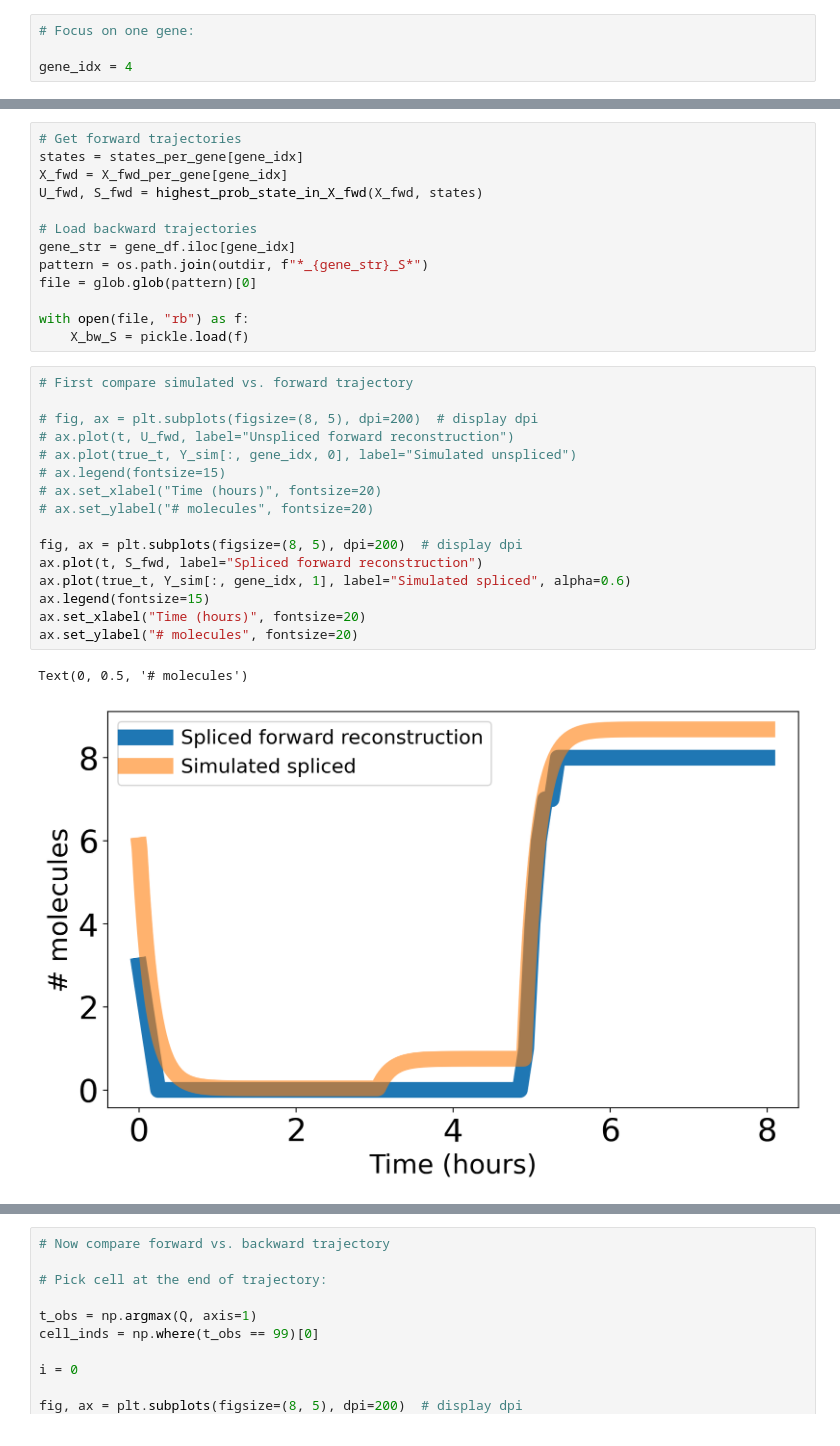
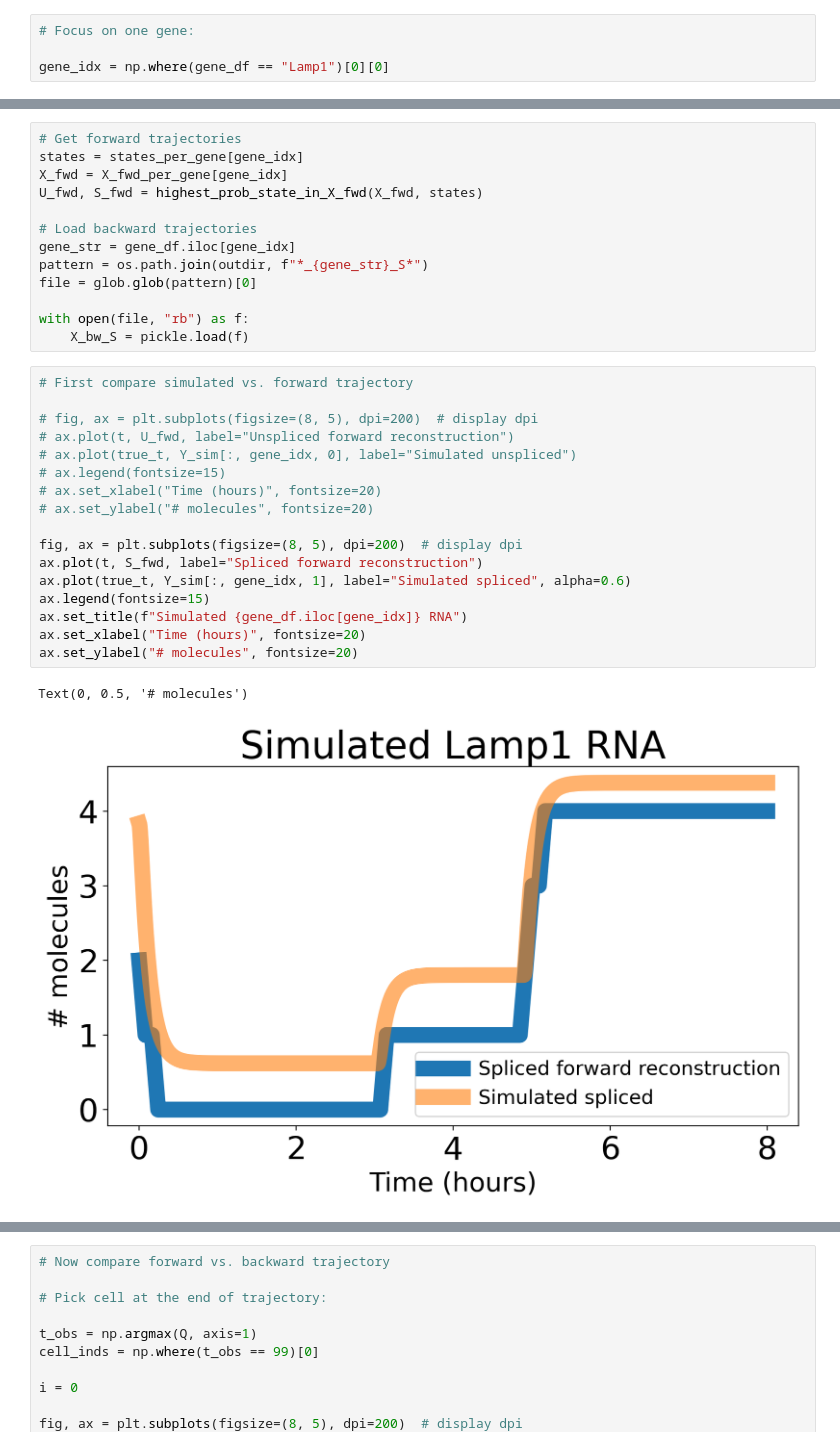
Before and after one commit to reliscu/chronocell_janssens_2025_preprint, a Jupyter notebook: 05_reconstruct_RNA_history.ipynb, the cells around one changed output, grey strips where cells are left out. Drawn from its saved outputs; the diff is of its cells as text.

Commit message:
diagnostic plots!

```diff
--- a/05_reconstruct_RNA_history.ipynb
+++ b/05_reconstruct_RNA_history.ipynb
@@ -364,4 +328,4 @@ Y_observed, Y_sim, theta, rd, true_t, true_l = simulate_RNA(topo, tau, theta, n,
 # %%
 # Focus on one gene:
 
-gene_idx = 4
+gene_idx = np.where(gene_df == "Lamp1")[0][0]
@@ -381,19 +349,20 @@ with open(file, "rb") as f:
 # %%
 # First compare simulated vs. forward trajectory
 
 # fig, ax = plt.subplots(figsize=(8, 5), dpi=200)  # display dpi
 # ax.plot(t, U_fwd, label="Unspliced forward reconstruction")
 # ax.plot(true_t, Y_sim[:, gene_idx, 0], label="Simulated unspliced")
 # ax.legend(fontsize=15)
 # ax.set_xlabel("Time (hours)", fontsize=20)
 # ax.set_ylabel("# molecules", fontsize=20)
 
 fig, ax = plt.subplots(figsize=(8, 5), dpi=200)  # display dpi
 ax.plot(t, S_fwd, label="Spliced forward reconstruction")
 ax.plot(true_t, Y_sim[:, gene_idx, 1], label="Simulated spliced", alpha=0.6)
 ax.legend(fontsize=15)
+ax.set_title(f"Simulated {gene_df.iloc[gene_idx]} RNA")
 ax.set_xlabel("Time (hours)", fontsize=20)
 ax.set_ylabel("# molecules", fontsize=20)
 # %% [output]
 Text(0, 0.5, '# molecules')
-[figure, old version]
+[figure, new version]
```
Also changed, not shown: parts of 5 cells of this notebook, 3 other files.
